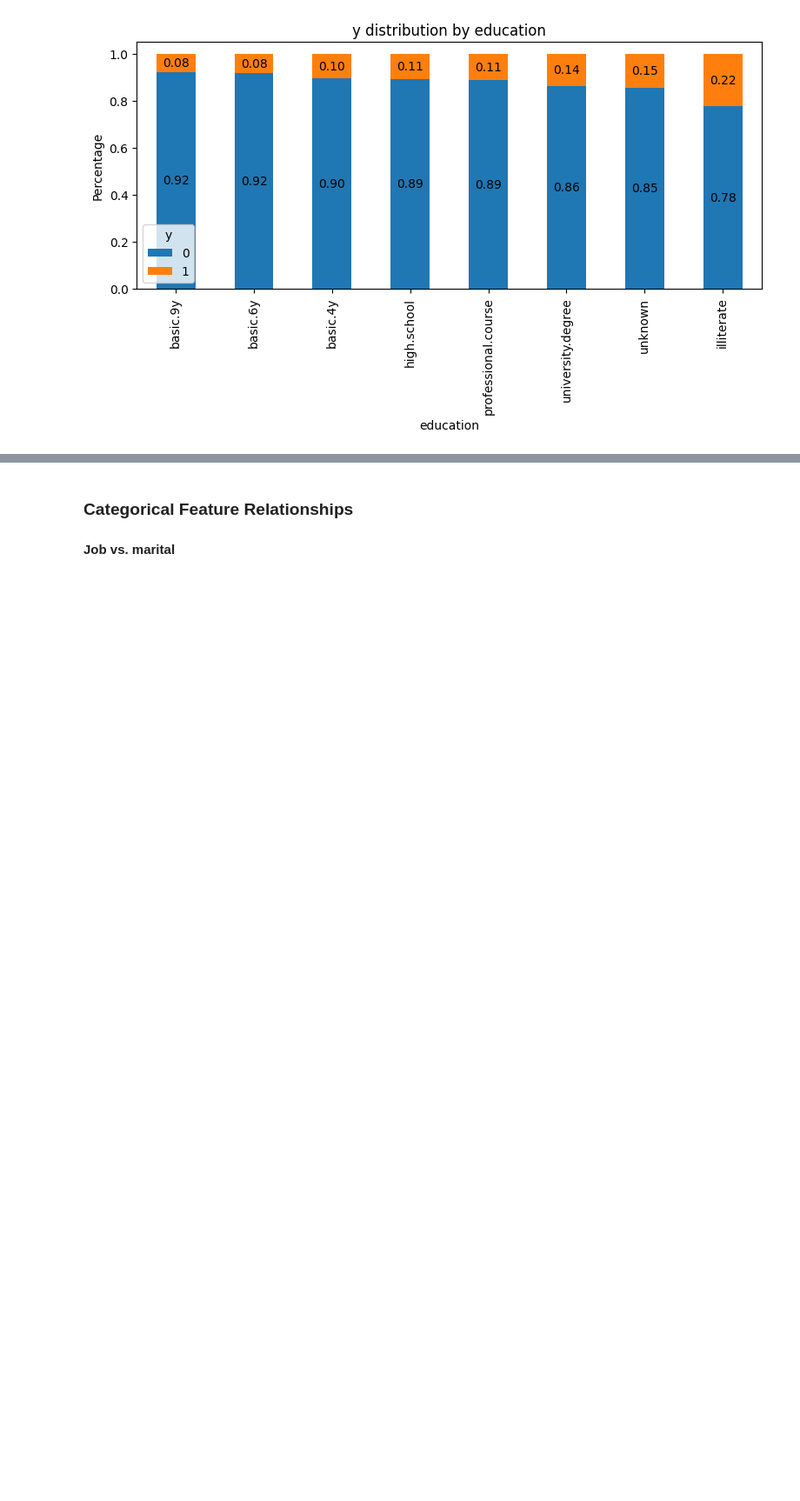
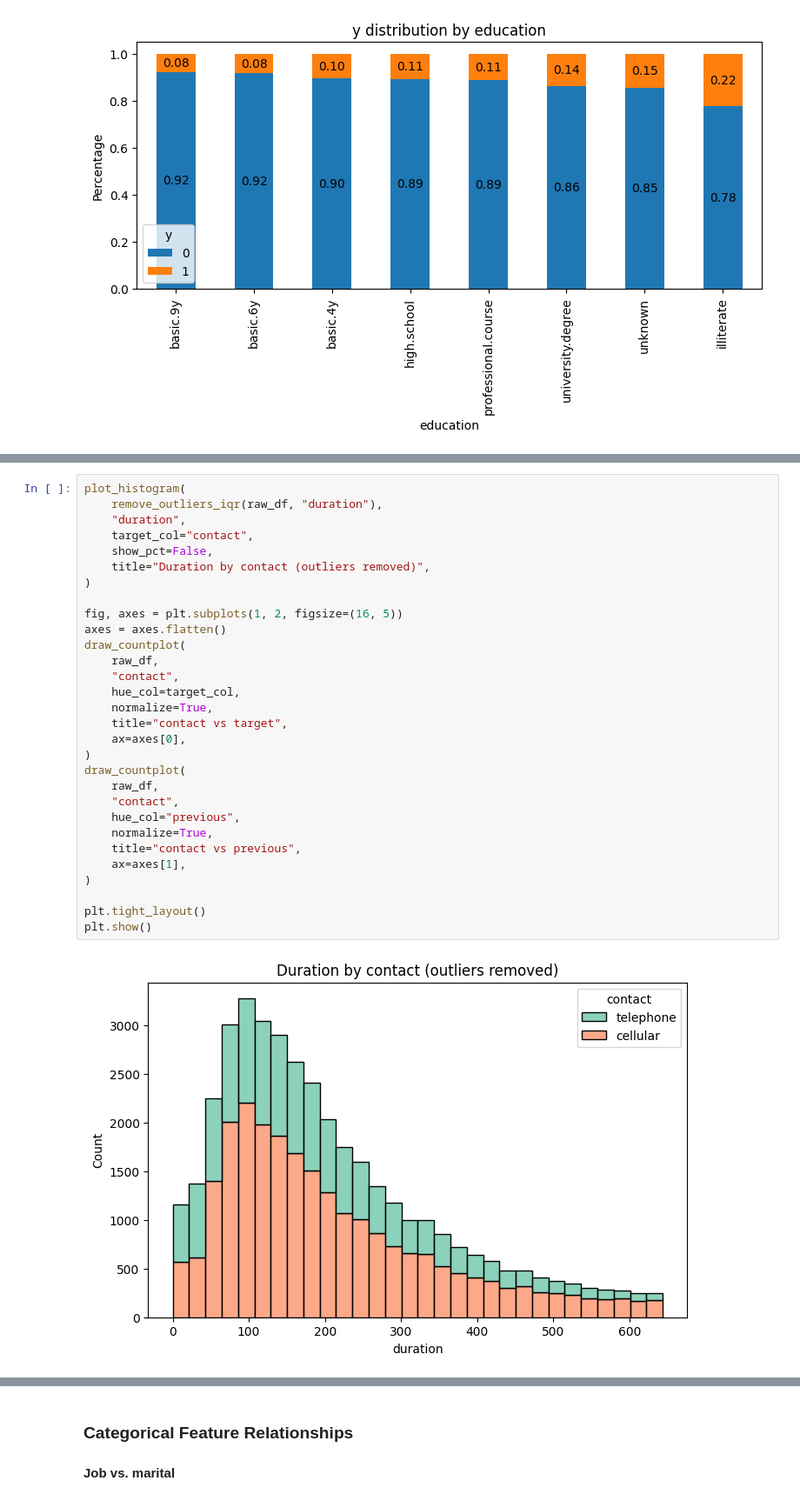
Before and after one commit to Maxstef/ml-bank-additional-project, a Jupyter notebook: notebooks/01_eda.ipynb, the cells around one changed output, grey strips where cells are left out. Shown at 87% size. Drawn from its saved outputs; the diff is of its cells as text; blank space fills up the shorter version.

```diff
--- a/notebooks/01_eda.ipynb
+++ b/notebooks/01_eda.ipynb
@@ -419,0 +617,32 @@ plot_target_distribution_by_category(
+# %%
+plot_histogram(
+    remove_outliers_iqr(raw_df, "duration"),
+    "duration",
+    target_col="contact",
+    show_pct=False,
+    title="Duration by contact (outliers removed)",
+)
+
+fig, axes = plt.subplots(1, 2, figsize=(16, 5))
+axes = axes.flatten()
+draw_countplot(
+    raw_df,
+    "contact",
+    hue_col=target_col,
+    normalize=True,
+    title="contact vs target",
+    ax=axes[0],
+)
+draw_countplot(
+    raw_df,
+    "contact",
+    hue_col="previous",
+    normalize=True,
+    title="contact vs previous",
+    ax=axes[1],
+)
+
+plt.tight_layout()
+plt.show()
+# %% [output]
+[figure, added]
```
Also changed, not shown: parts of 37 cells of this notebook, 1 other file.
